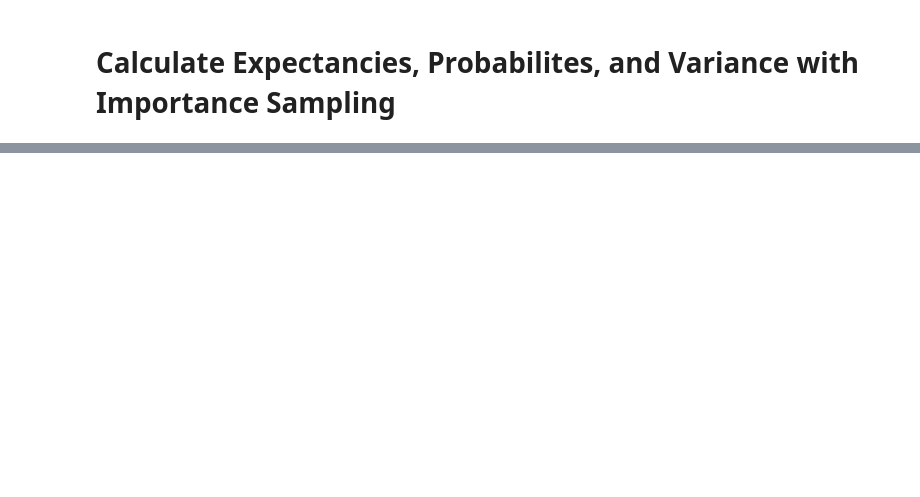
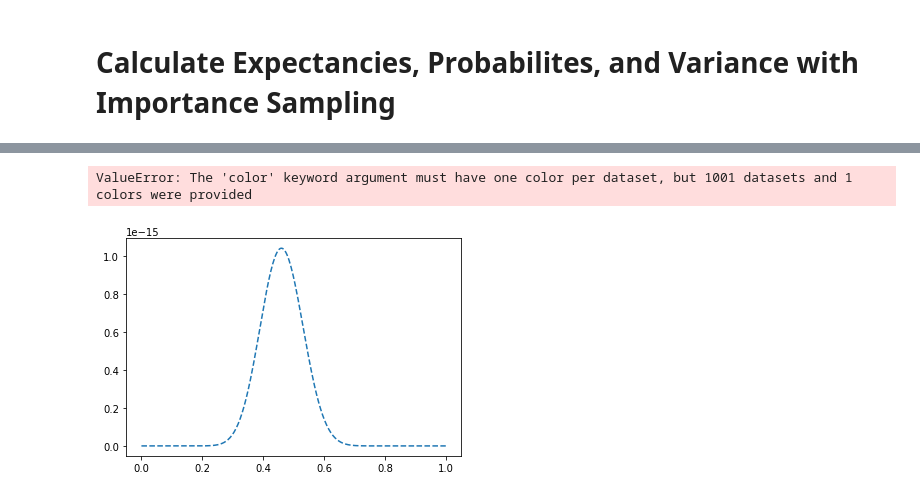
Before and after one commit to eirikbaekkelund/Bayesian_Deep_Learning, a Jupyter notebook: bent_coins.ipynb, the cells around one changed output, grey strips where cells are left out. Drawn from its saved outputs; the diff is of its cells as text; code cells hidden in the pictures; blank space fills up the shorter version.

```diff
--- a/bent_coins.ipynb
+++ b/bent_coins.ipynb
@@ -335,0 +352,5 @@ monte_carlo.percentage_less_than_prob(0.4).item()
+# %%
+monte_carlo.plot_posterior()
+# %% [output]
+ValueError: The 'color' keyword argument must have one color per dataset, but 1001 datasets and 1 colors were provided
+[figure, added]
```
Also changed, not shown: parts of 19 cells of this notebook, 2 other files.
